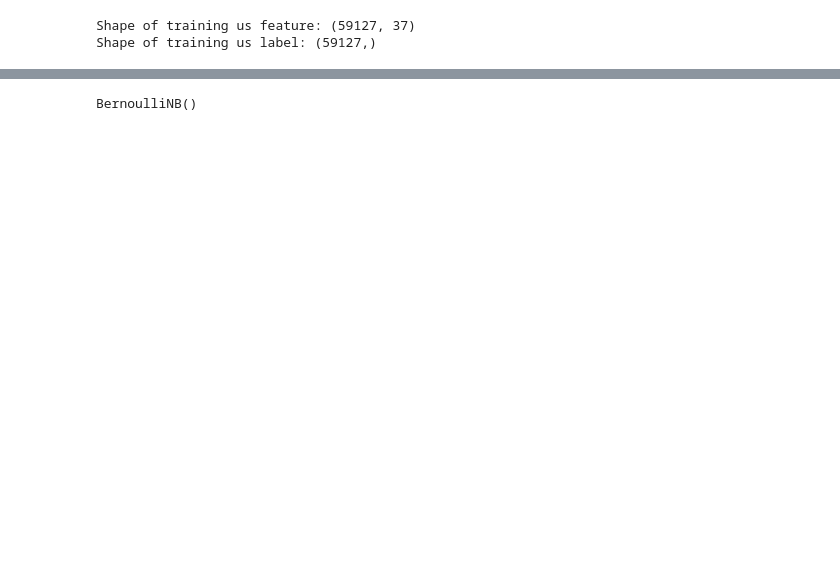
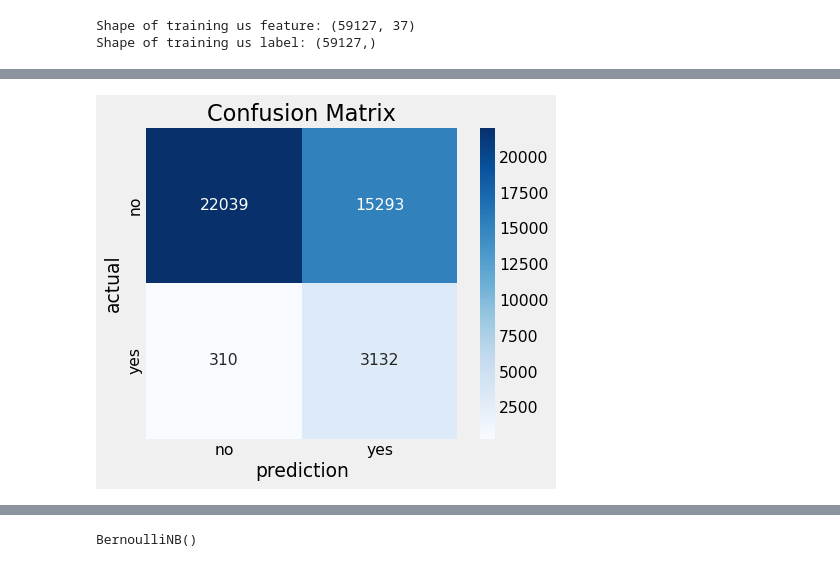
Before and after one commit to Krystkowiakk/Heart-Disease-Patients-Classification, a Jupyter notebook: Krystkowiak_Krystian_Project_4_Classification_on-Heart_Disease_Indicators.ipynb, the cells around one changed output, grey strips where cells are left out. Cells and saved outputs as stored; diff of their text form; code cells hidden in the pictures; blank space fills up the shorter version.

```diff
--- a/Krystkowiak_Krystian_Project_4_Classification_on-Heart_Disease_Indicators.ipynb
+++ b/Krystkowiak_Krystian_Project_4_Classification_on-Heart_Disease_Indicators.ipynb
@@ -698,0 +246,18 @@ X_test.columns[13]
+# %%
+#Predict class 1 if probability of being in class 1 is greater than threshold
+#(model.predict(X_test) does this automatically with a threshold of 0.5)
+def make_confusion_matrix(m, threshold=0.5):
+    m.fit(X_tr_us_scaled, y_tr_us)
+    y_predict = (m.predict_proba(X_val_scaled)[:, 1] >= threshold)
+    heart_confusion = confusion_matrix(y_val, y_predict)
+    plt.figure(dpi=80)
+    sns.heatmap(heart_confusion, cmap='Blues', annot=True, square=True, fmt='d',
+                xticklabels=['no', 'yes'], yticklabels=['no', 'yes'])
+    plt.xlabel('prediction')
+    plt.ylabel('actual')
+    plt.title('Confusion Matrix')
+    plt.savefig('confusion_matrix.png')
+# %%
+make_confusion_matrix(logreg, 0.88)
+# %% [output]
+[figure, added]
```
Also changed, not shown: parts of 89 cells of this notebook.
